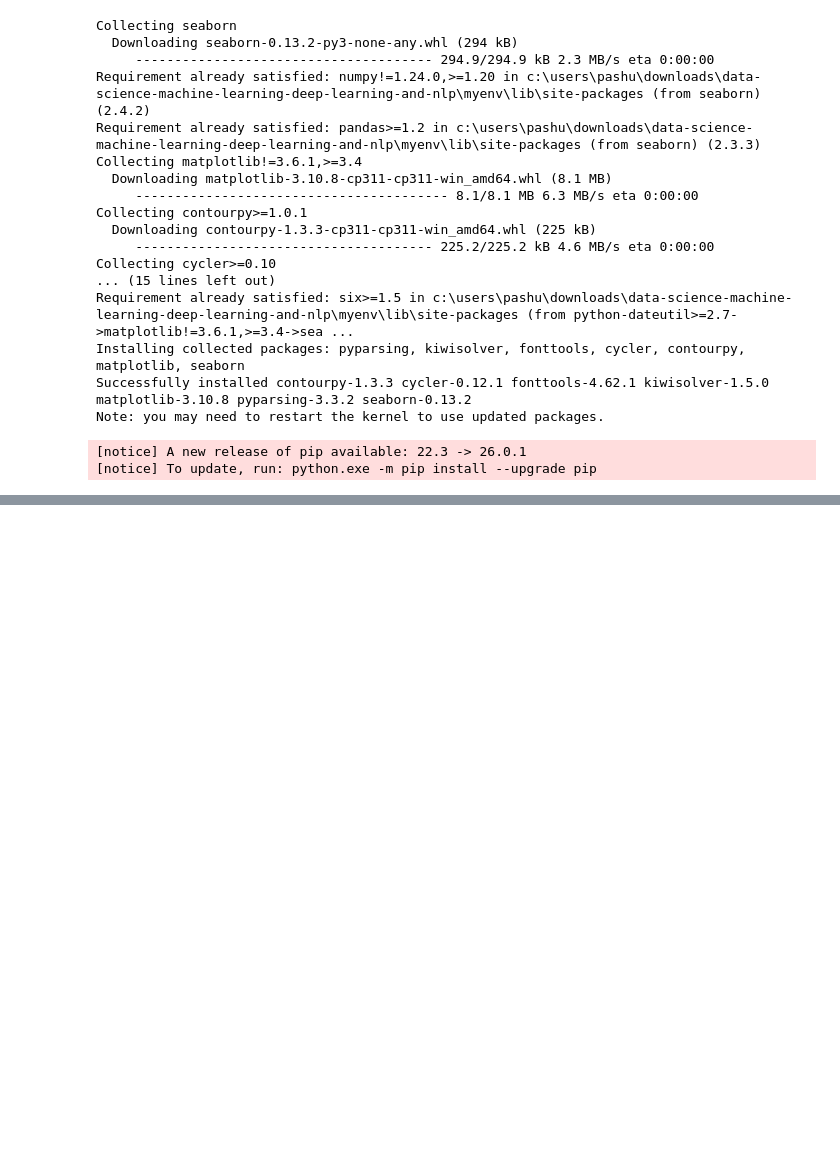
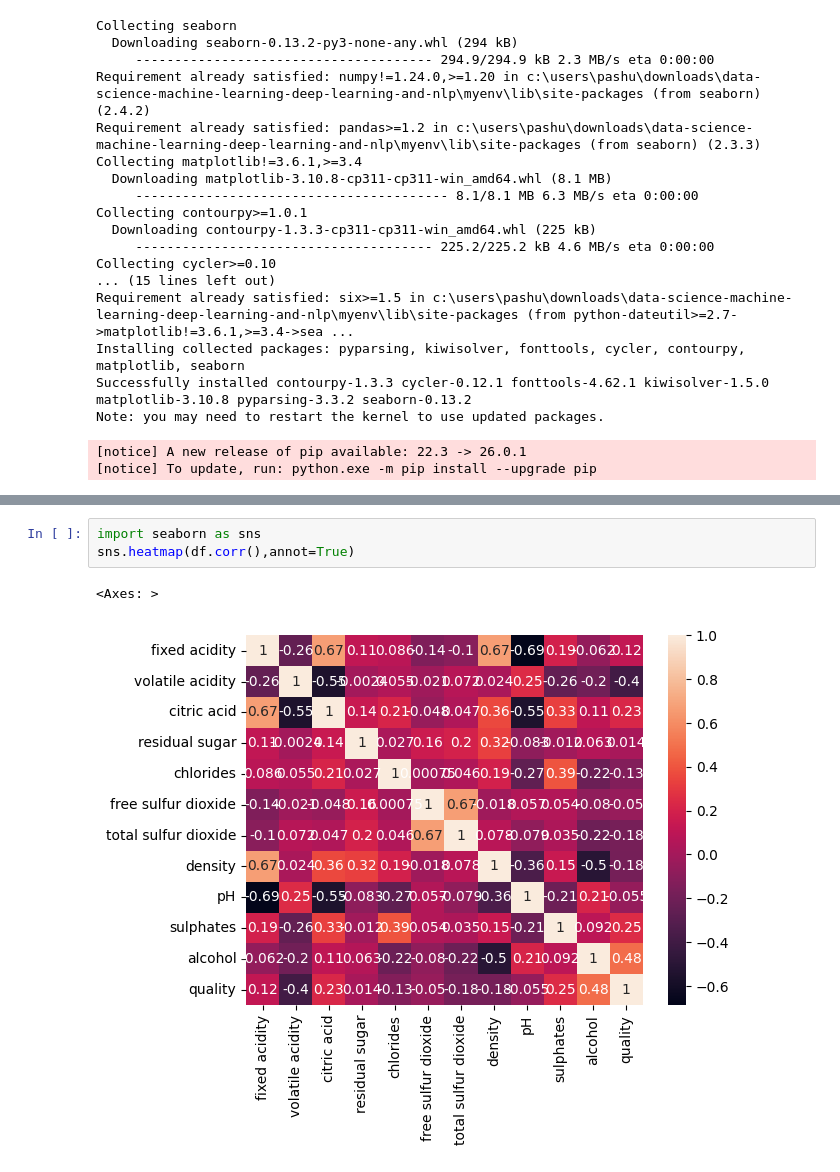
Before and after one commit to pashupatinathvidyarthi/Data-Science-Machine-Learning-Deep-Learning-and-NLP, a Jupyter notebook: Python/EDA/lec01.ipynb, the cells around one changed output, grey strips where cells are left out. Saved outputs shown, nothing was run; the diff lists cells and outputs as text; blank space fills up the shorter version.

```diff
--- a/Python/EDA/lec01.ipynb
+++ b/Python/EDA/lec01.ipynb
@@ -215,0 +217,6 @@ ModuleNotFoundError: No module named 'seaborn'
+# %%
+import seaborn as sns
+sns.heatmap(df.corr(),annot=True)
+# %% [output]
+<Axes: >
+[figure, added]
```
Also changed, not shown: parts of 1 cell of this notebook.
